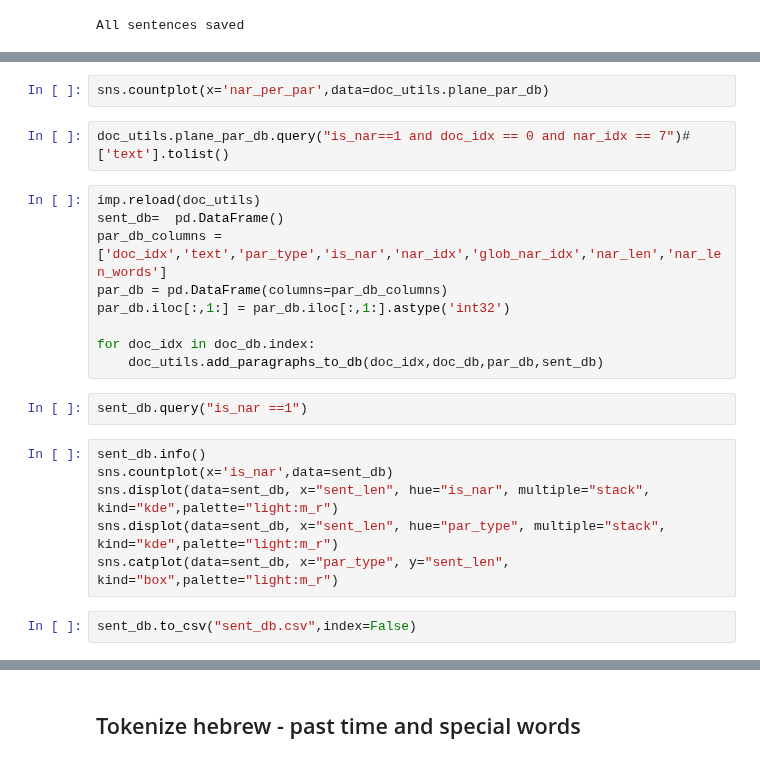
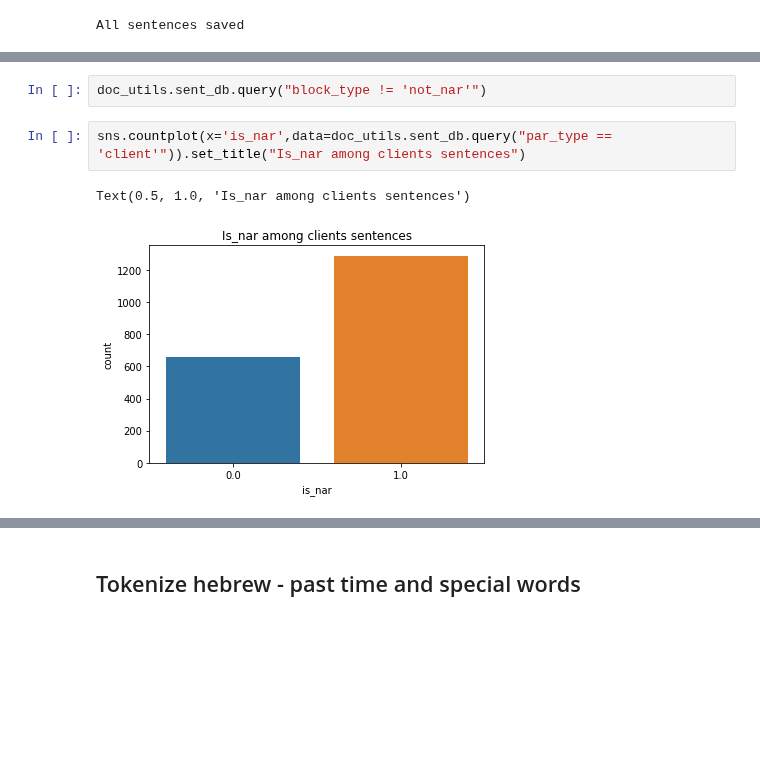
Before and after one commit to Sofy34/personal_strudy, a Jupyter notebook: thesis/01_parse_docs.ipynb, the cells around one changed output, grey strips where cells are left out. Saved outputs shown, nothing was run; the diff lists cells and outputs as text; blank space fills up the shorter version.

```diff
--- a/thesis/01_parse_docs.ipynb
+++ b/thesis/01_parse_docs.ipynb
@@ -187,23 +107,7 @@ All sentences saved
+# %%
+doc_utils.sent_db.query("block_type != 'not_nar'")
 # %%
-sns.countplot(x='nar_per_par',data=doc_utils.plane_par_db)
+sns.countplot(x='is_nar',data=doc_utils.sent_db.query("par_type == 'client'")).set_title("Is_nar among clients sentences")
+# %% [output]
+Text(0.5, 1.0, 'Is_nar among clients sentences')
+[figure, added]
-# %%
-doc_utils.plane_par_db.query("is_nar==1 and doc_idx == 0 and nar_idx == 7")#['text'].tolist()
-# %%
-imp.reload(doc_utils)
-sent_db=  pd.DataFrame()
-par_db_columns = ['doc_idx','text','par_type','is_nar','nar_idx','glob_nar_idx','nar_len','nar_len_words']
-par_db = pd.DataFrame(columns=par_db_columns)
-par_db.iloc[:,1:] = par_db.iloc[:,1:].astype('int32')
-
-for doc_idx in doc_db.index:
-    doc_utils.add_paragraphs_to_db(doc_idx,doc_db,par_db,sent_db)
-# %%
-sent_db.query("is_nar ==1")
-# %%
-sent_db.info()
-sns.countplot(x='is_nar',data=sent_db)
-sns.displot(data=sent_db, x="sent_len", hue="is_nar", multiple="stack", kind="kde",palette="light:m_r")
-sns.displot(data=sent_db, x="sent_len", hue="par_type", multiple="stack", kind="kde",palette="light:m_r")
-sns.catplot(data=sent_db, x="par_type", y="sent_len", kind="box",palette="light:m_r")
-# %%
-sent_db.to_csv("sent_db.csv",index=False)
```
Also changed, not shown: parts of 42 cells of this notebook, 3 other files.
